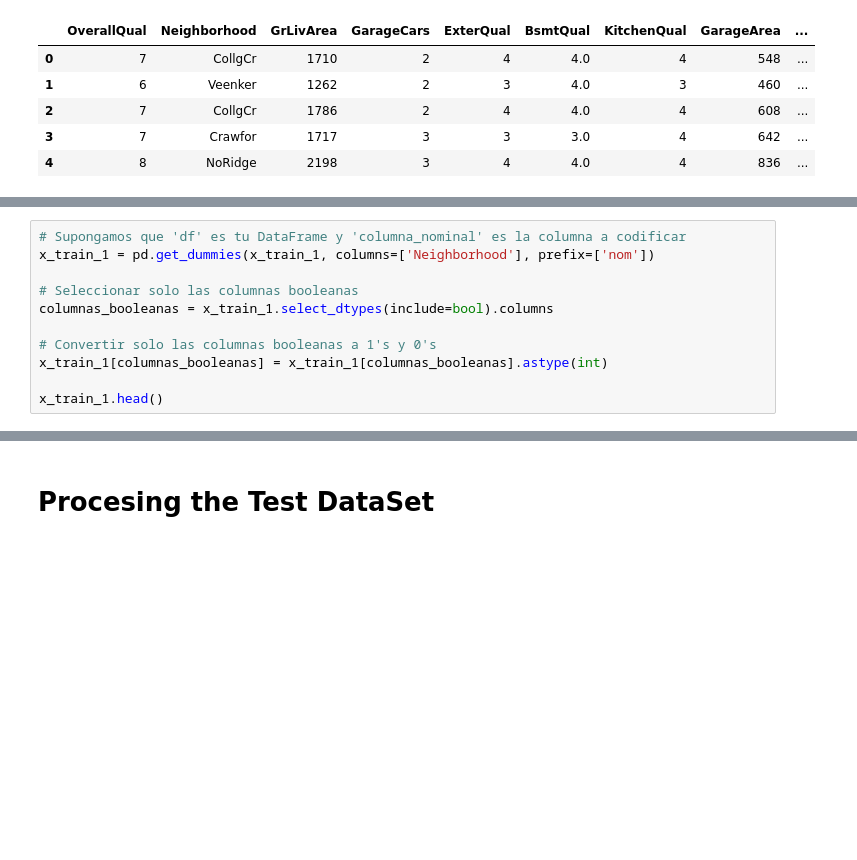
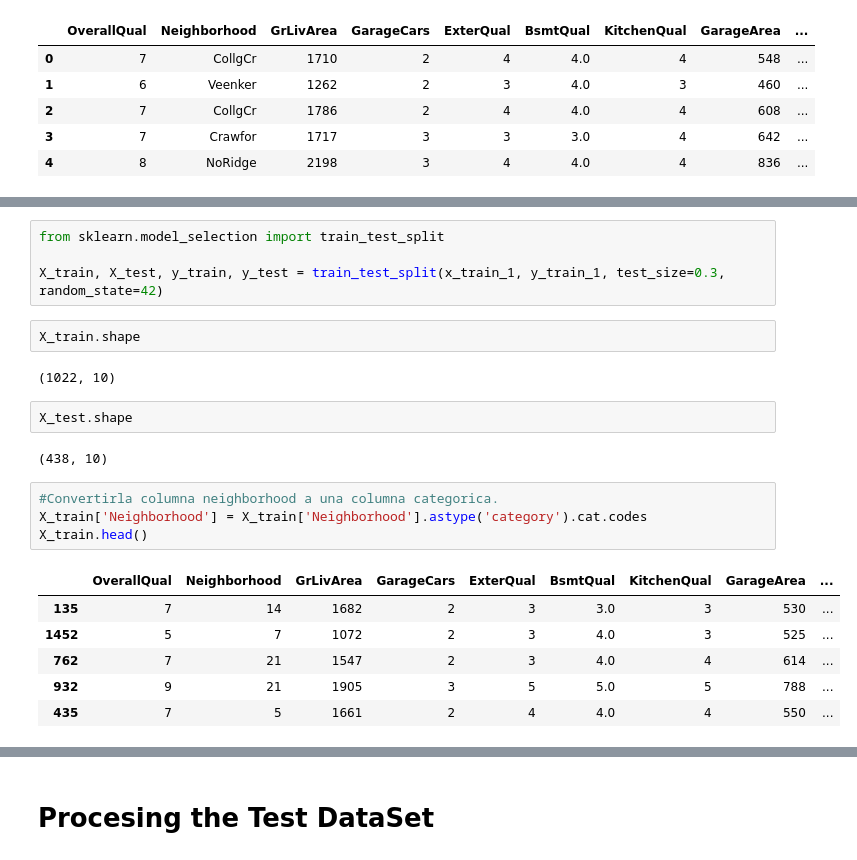
Before and after one commit to SantiagoRPinedo/HousePricesCompetition, a Jupyter notebook: house-prices-eda.ipynb, the cells around one changed output, grey strips where cells are left out. Drawn from its saved outputs; the diff is of its cells as text; blank space fills up the shorter version.

```diff
--- a/house-prices-eda.ipynb
+++ b/house-prices-eda.ipynb
@@ -369,11 +364,0 @@ Because there's no sense in say that one neighborhood its better or higher than
-# %%
-# Supongamos que 'df' es tu DataFrame y 'columna_nominal' es la columna a codificar
-x_train_1 = pd.get_dummies(x_train_1, columns=['Neighborhood'], prefix=['nom'])
-
-# Seleccionar solo las columnas booleanas
-columnas_booleanas = x_train_1.select_dtypes(include=bool).columns
-
-# Convertir solo las columnas booleanas a 1's y 0's
-x_train_1[columnas_booleanas] = x_train_1[columnas_booleanas].astype(int)
-
-x_train_1.head()
@@ -390,0 +378,23 @@ x_train_1.fillna(0, inplace=True)
+# %%
+from sklearn.model_selection import train_test_split
+
+X_train, X_test, y_train, y_test = train_test_split(x_train_1, y_train_1, test_size=0.3, random_state=42)
+# %%
+X_train.shape
+# %% [output]
+(1022, 10)
+# %%
+X_test.shape
+# %% [output]
+(438, 10)
+# %%
+#Convertirla columna neighborhood a una columna categorica.
+X_train['Neighborhood'] = X_train['Neighborhood'].astype('category').cat.codes
+X_train.head()
+# %% [output]
+|  | OverallQual | Neighborhood | GrLivArea | GarageCars | ExterQual | BsmtQual | KitchenQual | GarageArea | ... |
+| 135 | 7 | 14 | 1682 | 2 | 3 | 3.0 | 3 | 530 | ... |
+| 1452 | 5 | 7 | 1072 | 2 | 3 | 4.0 | 3 | 525 | ... |
+| 762 | 7 | 21 | 1547 | 2 | 3 | 4.0 | 4 | 614 | ... |
+| 932 | 9 | 21 | 1905 | 3 | 5 | 5.0 | 5 | 788 | ... |
+| 435 | 7 | 5 | 1661 | 2 | 4 | 4.0 | 4 | 550 | ... |
```
Also changed, not shown: parts of 22 cells of this notebook.
